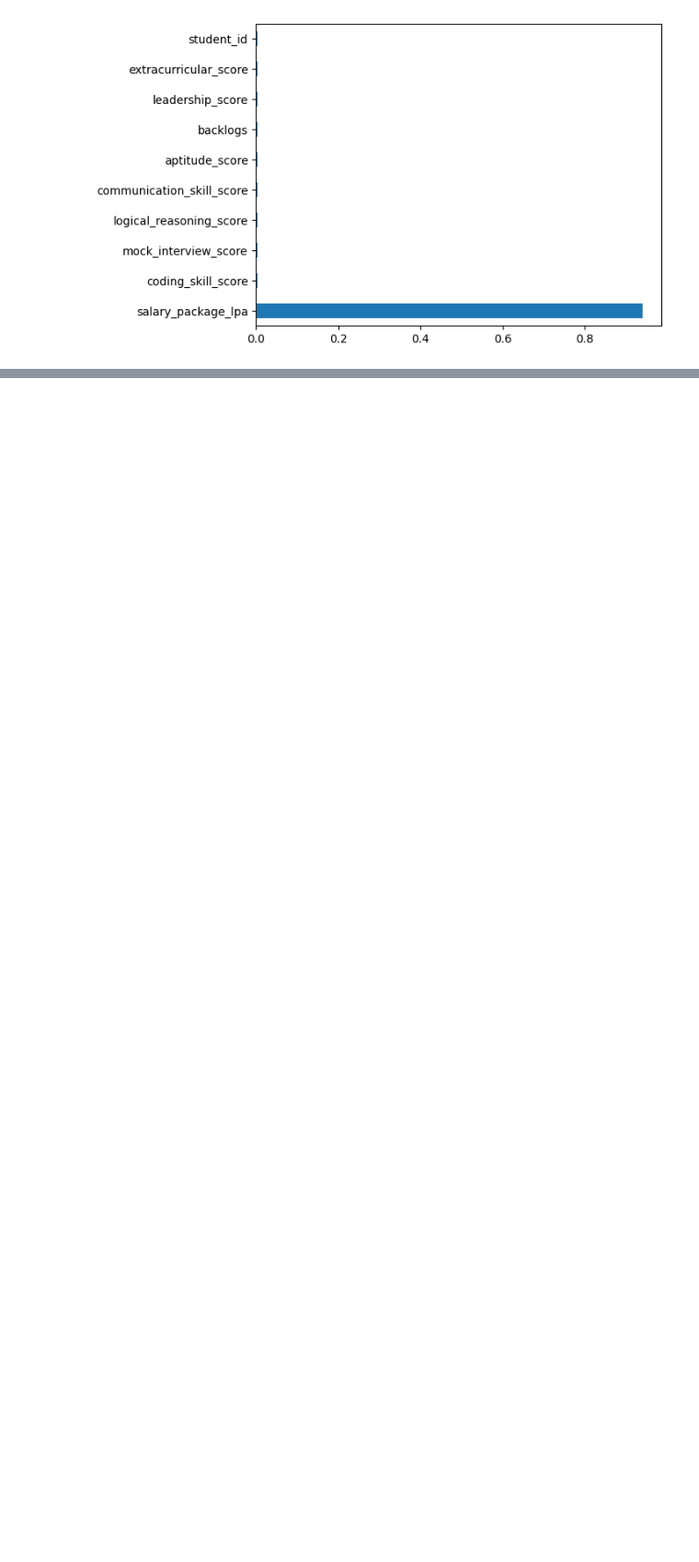
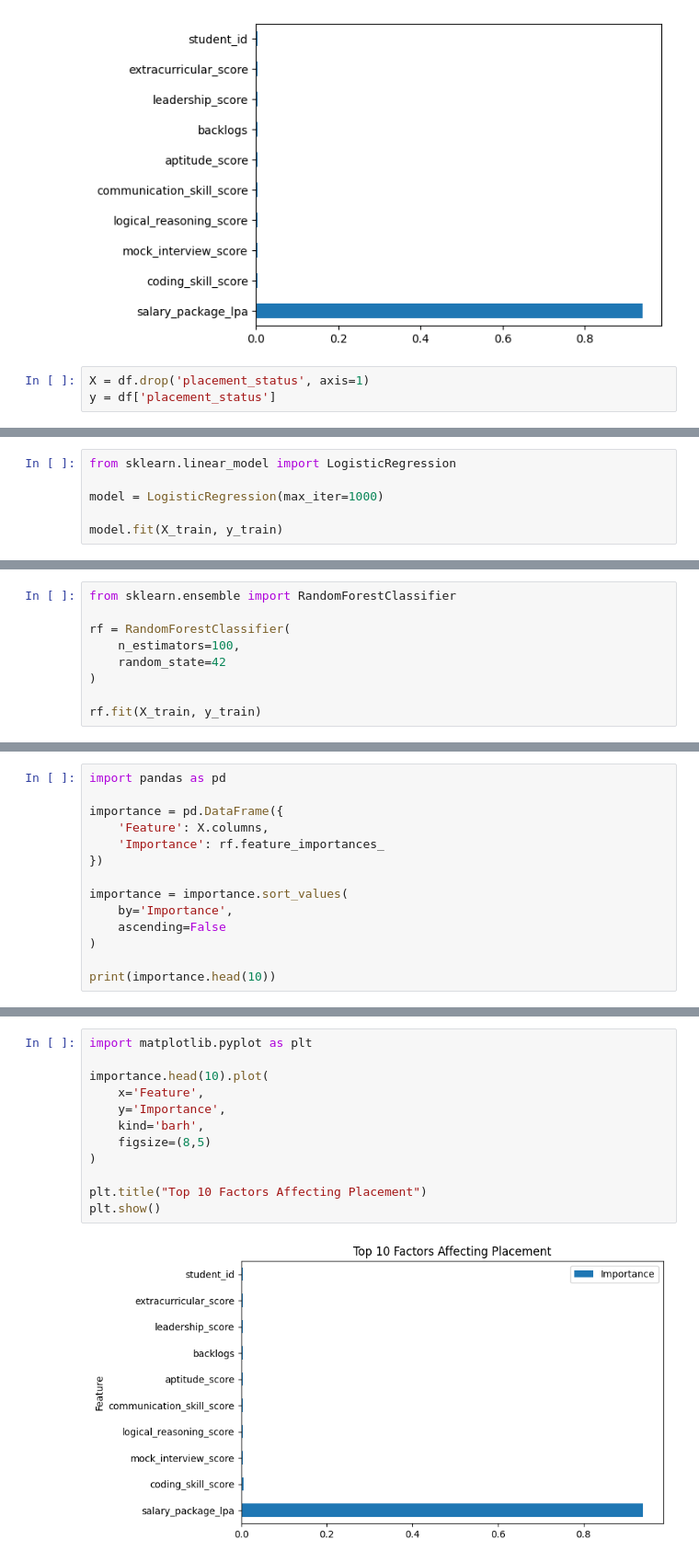
Before and after one commit to shantikantamreddy-cloud/Student_Placement_Prediction.ipynb, a Jupyter notebook: Student_Placement_Prediction.ipynb, the cells around one changed output, grey strips where cells are left out. Shown at 92% size. Drawn from its saved outputs; the diff is of its cells as text; blank space fills up the shorter version.

```diff
--- a/Student_Placement_Prediction.ipynb
+++ b/Student_Placement_Prediction.ipynb
@@ -324,3 +326,6 @@ feature_imp.sort_values(
 plt.show()
 # %% [output]
 [figure]
+# %%
+X = df.drop('placement_status', axis=1)
+y = df['placement_status']
@@ -326,0 +341,6 @@ plt.show()
+# %%
+from sklearn.linear_model import LogisticRegression
+
+model = LogisticRegression(max_iter=1000)
+
+model.fit(X_train, y_train)
@@ -326,0 +370,9 @@ plt.show()
+# %%
+from sklearn.ensemble import RandomForestClassifier
+
+rf = RandomForestClassifier(
+    n_estimators=100,
+    random_state=42
+)
+
+rf.fit(X_train, y_train)
@@ -326,0 +388,14 @@ plt.show()
+# %%
+import pandas as pd
+
+importance = pd.DataFrame({
+    'Feature': X.columns,
+    'Importance': rf.feature_importances_
+})
+
+importance = importance.sort_values(
+    by='Importance',
+    ascending=False
+)
+
+print(importance.head(10))
@@ -326,0 +414,14 @@ plt.show()
+# %%
+import matplotlib.pyplot as plt
+
+importance.head(10).plot(
+    x='Feature',
+    y='Importance',
+    kind='barh',
+    figsize=(8,5)
+)
+
+plt.title("Top 10 Factors Affecting Placement")
+plt.show()
+# %% [output]
+[figure, added]
```
Also changed, not shown: parts of 108 cells of this notebook.
